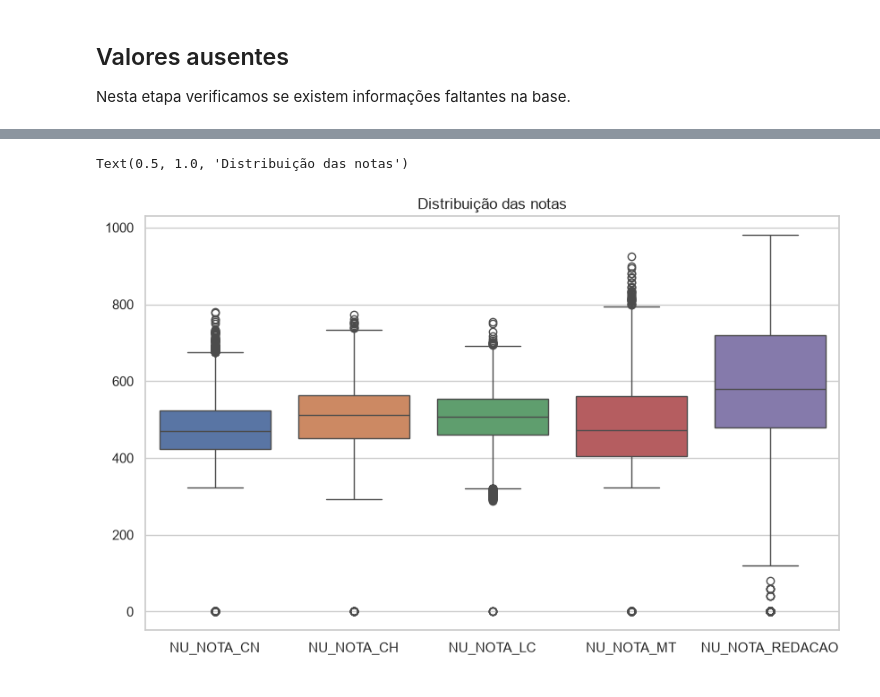
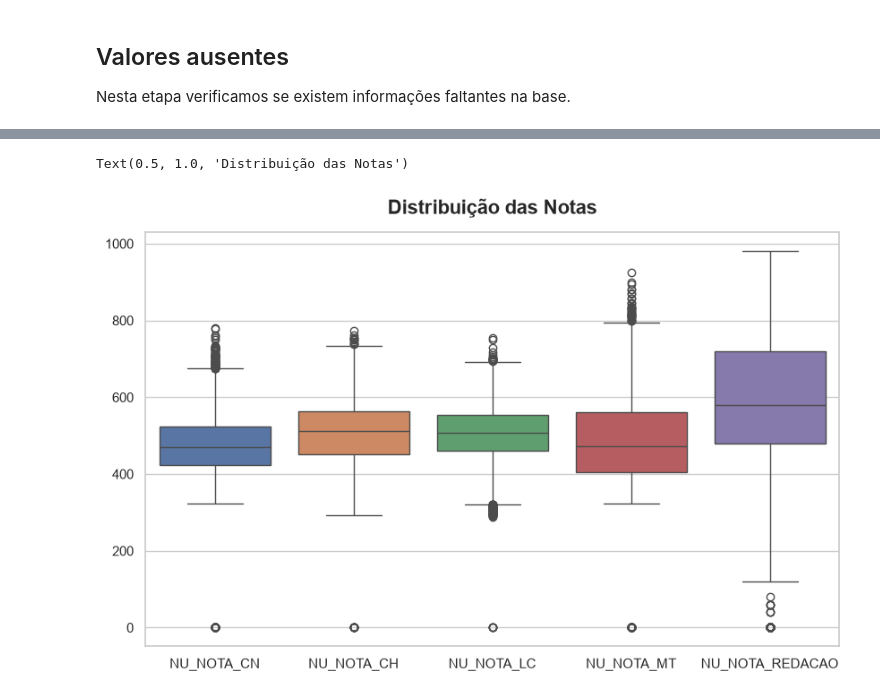
Before and after one commit to mvs105/TESI1---2026.1, a Jupyter notebook: analise_exploratoria_enem_acre.ipynb, the cells around one changed output, grey strips where cells are left out. Cells and saved outputs as stored; diff of their text form; code cells hidden in the pictures.

```diff
--- a/analise_exploratoria_enem_acre.ipynb
+++ b/analise_exploratoria_enem_acre.ipynb
@@ -22,7 +22,7 @@ import seaborn as sns
 
 # Configurações
 
-sns.set_theme(style="whitegrid")
+# sns.set_theme(style="whitegrid")
 
 pd.set_option("display.max_columns", None)
 pd.set_option("display.max_rows", 100)
@@ -316,20 +282,20 @@ plt.show()
 # %%
 plt.figure(figsize=(10,6))
 
 sns.boxplot(
     data=df_acre[
         [
             "NU_NOTA_CN",
             "NU_NOTA_CH",
             "NU_NOTA_LC",
             "NU_NOTA_MT",
             "NU_NOTA_REDACAO"
         ]
     ]
 )
 
-plt.title("Distribuição das notas")
+plt.title("Distribuição das Notas", fontsize=16, fontweight="bold", pad=15)
 # %% [output]
-Text(0.5, 1.0, 'Distribuição das notas')
+Text(0.5, 1.0, 'Distribuição das Notas')
-[figure, old version]
+[figure, new version]
 # %%
```
Also changed, not shown: parts of 20 cells of this notebook.
